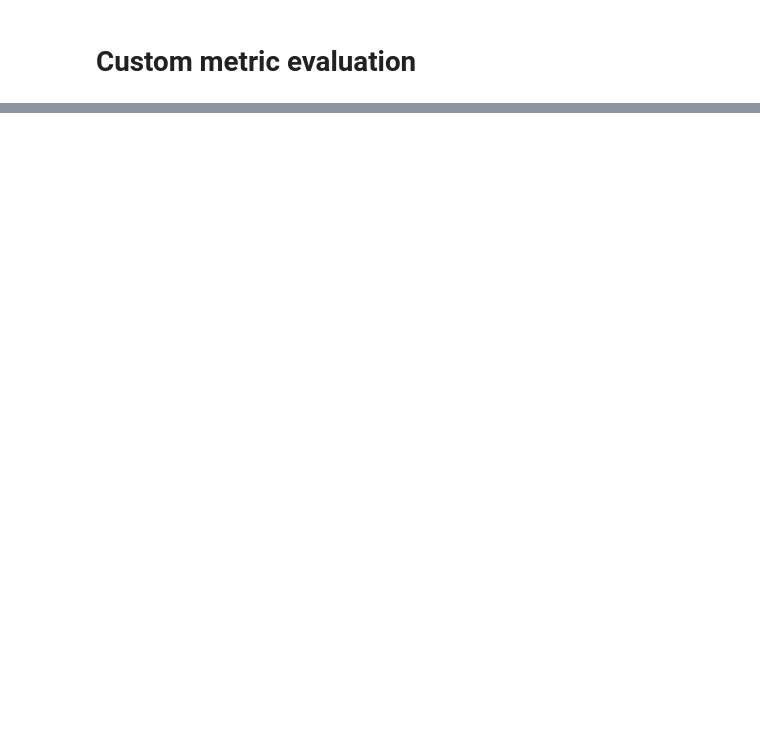
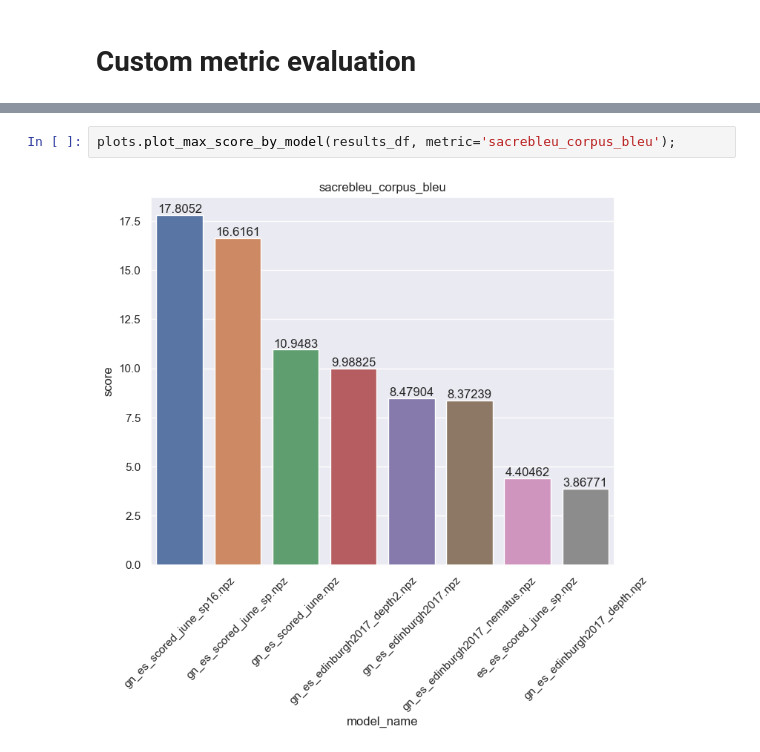
Before and after one commit to baladon-lucas-pardinas/NMT-Translation-gn-es, a Jupyter notebook: notebooks/metric_evaluation.ipynb, the cells around one changed output, grey strips where cells are left out. Cells and saved outputs as stored; diff of their text form; blank space fills up the shorter version.

```diff
--- a/notebooks/metric_evaluation.ipynb
+++ b/notebooks/metric_evaluation.ipynb
@@ -56,0 +86,4 @@ Maximum sacrebleu_corpus_chrf score: 33.95939658753564
+# %%
+plots.plot_max_score_by_model(results_df, metric='sacrebleu_corpus_bleu');
+# %% [output]
+[figure, added]
```
Also changed, not shown: parts of 13 cells of this notebook, 22 other files.
